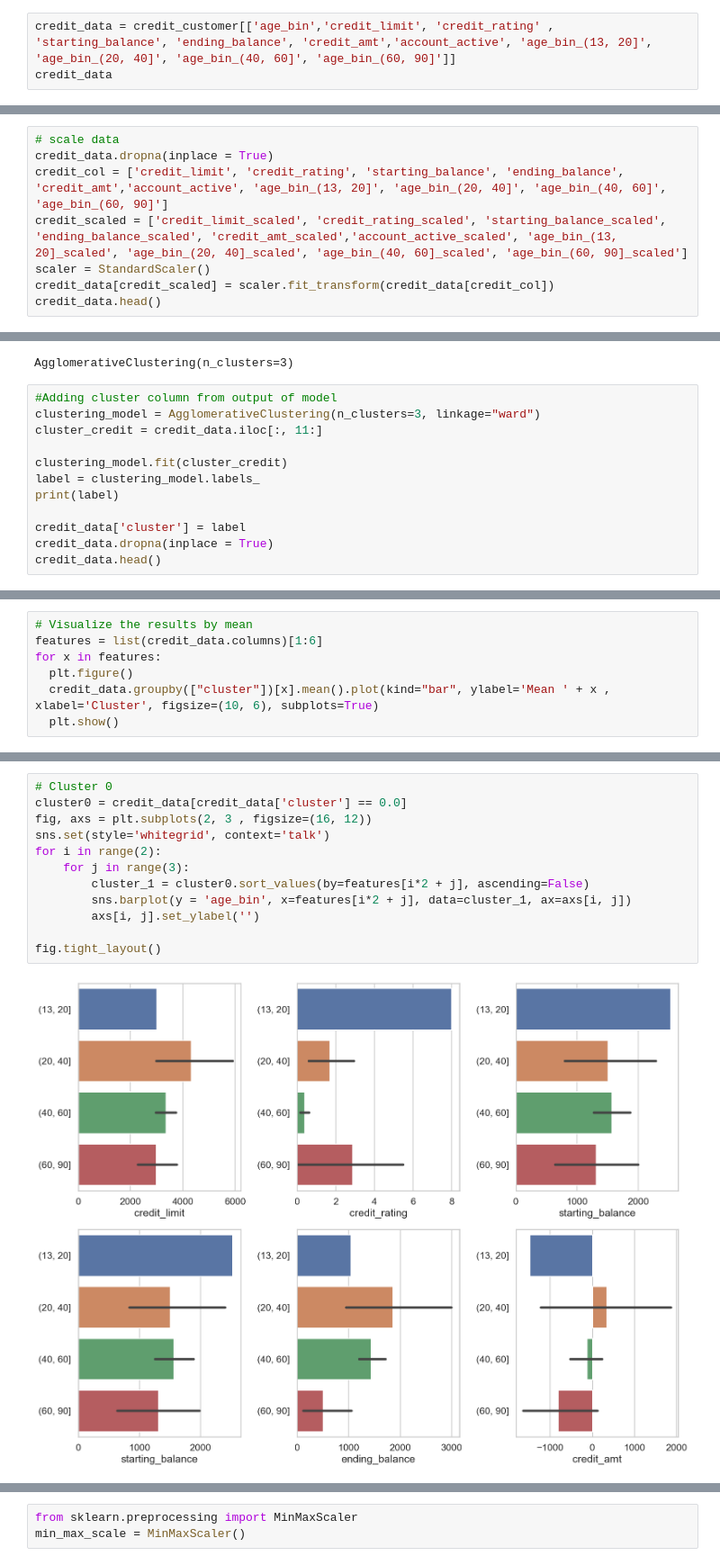
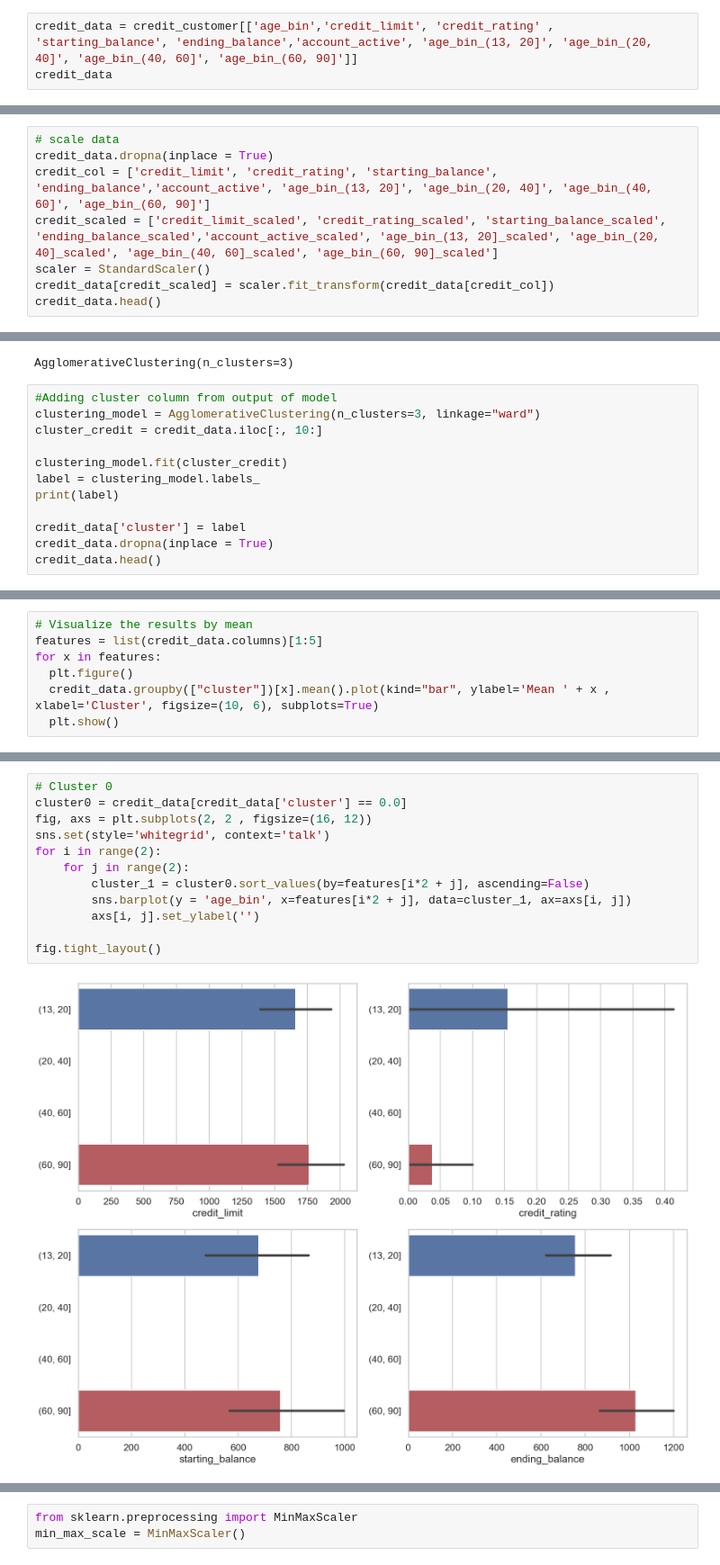
Before and after one commit to Loneruin/Clustering, a Jupyter notebook: credit_account.ipynb, the cells around one changed output, grey strips where cells are left out. Shown at 90% size. Cells and saved outputs as stored; diff of their text form.

```diff
--- a/credit_account.ipynb
+++ b/credit_account.ipynb
@@ -64,4 +61,4 @@ credit_customer['credit_amt'] = credit_customer['ending_balance'] - credit_custo
 # %%
-credit_data = credit_customer[['age_bin','credit_limit', 'credit_rating' , 'starting_balance', 'ending_balance', 'credit_amt','account_active', 'age_bin_(13, 20]', 'age_bin_(20, 40]', 'age_bin_(40, 60]', 'age_bin_(60, 90]']]
+credit_data = credit_customer[['age_bin','credit_limit', 'credit_rating' , 'starting_balance', 'ending_balance','account_active', 'age_bin_(13, 20]', 'age_bin_(20, 40]', 'age_bin_(40, 60]', 'age_bin_(60, 90]']]
 credit_data
 # %% [output]
@@ -81,8 +78,8 @@ credit_data
 # %%
 # scale data
 credit_data.dropna(inplace = True)
-credit_col = ['credit_limit', 'credit_rating', 'starting_balance', 'ending_balance', 'credit_amt','account_active', 'age_bin_(13, 20]', 'age_bin_(20, 40]', 'age_bin_(40, 60]', 'age_bin_(60, 90]']
-credit_scaled = ['credit_limit_scaled', 'credit_rating_scaled', 'starting_balance_scaled', 'ending_balance_scaled', 'credit_amt_scaled','account_active_scaled', 'age_bin_(13, 20]_scaled', 'age_bin_(20, 40]_scaled', 'age_bin_(40, 60]_scaled', 'age_bin_(60, 90]_scaled']
+credit_col = ['credit_limit', 'credit_rating', 'starting_balance', 'ending_balance','account_active', 'age_bin_(13, 20]', 'age_bin_(20, 40]', 'age_bin_(40, 60]', 'age_bin_(60, 90]']
+credit_scaled = ['credit_limit_scaled', 'credit_rating_scaled', 'starting_balance_scaled', 'ending_balance_scaled','account_active_scaled', 'age_bin_(13, 20]_scaled', 'age_bin_(20, 40]_scaled', 'age_bin_(40, 60]_scaled', 'age_bin_(60, 90]_scaled']
 scaler = StandardScaler()
 credit_data[credit_scaled] = scaler.fit_transform(credit_data[credit_col])
 credit_data.head()
@@ -138,7 +134,7 @@ AgglomerativeClustering(n_clusters=3)
 # %%
 #Adding cluster column from output of model
 clustering_model = AgglomerativeClustering(n_clusters=3, linkage="ward")
-cluster_credit = credit_data.iloc[:, 11:]
+cluster_credit = credit_data.iloc[:, 10:]
 
 clustering_model.fit(cluster_credit)
 label = clustering_model.labels_
@@ -184,6 +178,6 @@ for x in features:
 # %%
 # Visualize the results by mean
-features = list(credit_data.columns)[1:6]
+features = list(credit_data.columns)[1:5]
 for x in features:
   plt.figure()
   credit_data.groupby(["cluster"])[x].mean().plot(kind="bar", ylabel='Mean ' + x , xlabel='Cluster', figsize=(10, 6), subplots=True)
@@ -197,17 +190,17 @@ for x in features:
 # %%
 # Cluster 0
 cluster0 = credit_data[credit_data['cluster'] == 0.0]
-fig, axs = plt.subplots(2, 3 , figsize=(16, 12))
+fig, axs = plt.subplots(2, 2 , figsize=(16, 12))
 sns.set(style='whitegrid', context='talk')
 for i in range(2):
-    for j in range(3):
+    for j in range(2):
         cluster_1 = cluster0.sort_values(by=features[i*2 + j], ascending=False)
         sns.barplot(y = 'age_bin', x=features[i*2 + j], data=cluster_1, ax=axs[i, j])
         axs[i, j].set_ylabel('')
 
 fig.tight_layout()
 # %% [output]
-[figure, old version]
+[figure, new version]
 # %%
 # Cluster 1
 cluster1 = credit_data[credit_data['cluster'] == 1.0]
```
Also changed, not shown: parts of 16 cells of this notebook, 1 other file.
